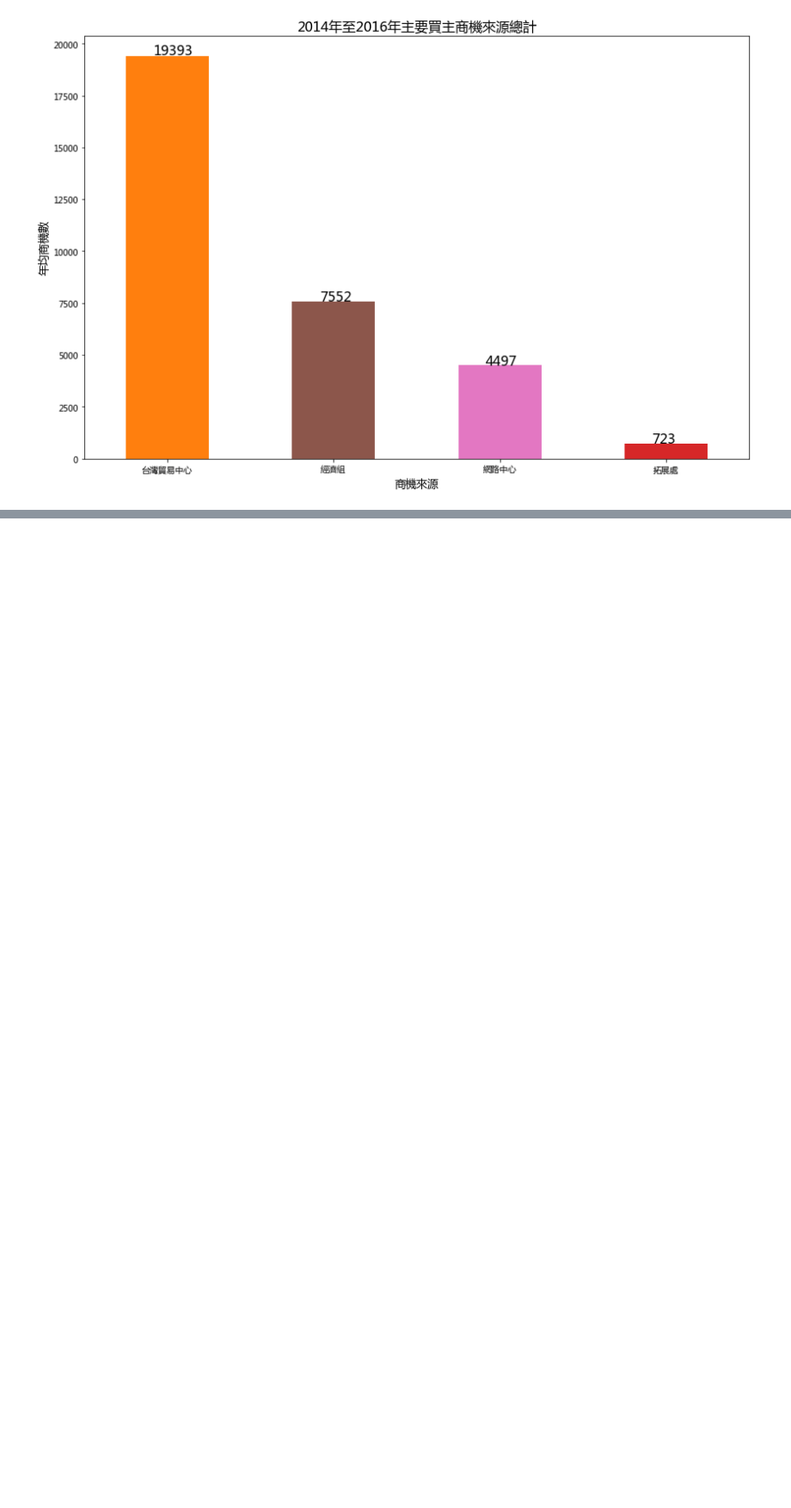
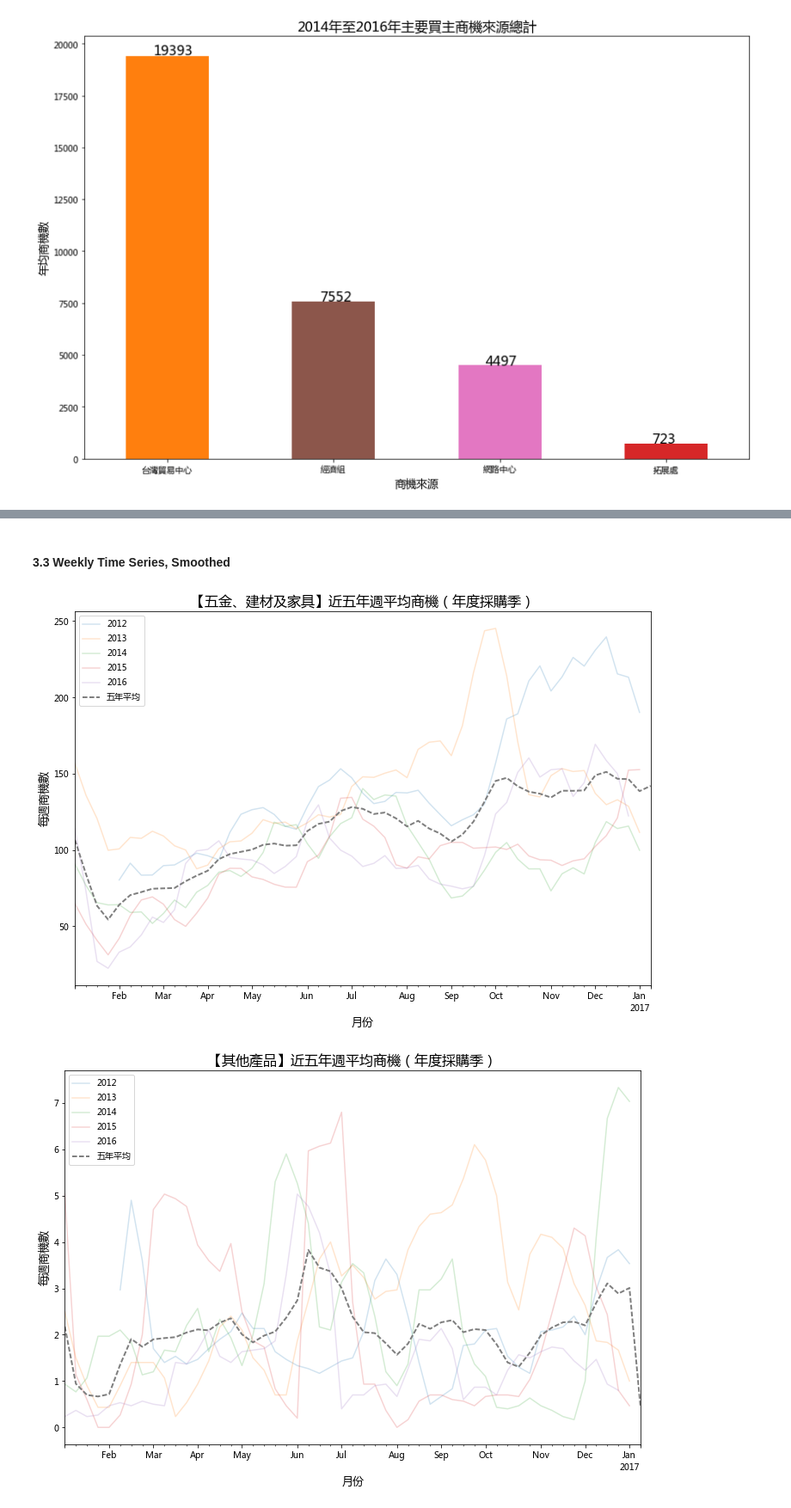
Before and after one commit to lincht/TradeModel, a Jupyter notebook: system/inquiry_eda.ipynb, the cells around one changed output, grey strips where cells are left out. Shown at 86% size. Cells and saved outputs as stored; diff of their text form; code cells hidden in the pictures; blank space fills up the shorter version.

```diff
--- a/system/inquiry_eda.ipynb
+++ b/system/inquiry_eda.ipynb
@@ -132,0 +282,32 @@ df.to_csv(path + 'inquiry_compressed.csv', index=False, encoding='utf-8')
+# %% [markdown]
+#### 3.3 Weekly Time Series, Smoothed
+# %%
+import datetime
+
+ctgy_cnt_smoothed_week = ctgy_cnt_day.rolling(window=30).mean().resample('W').sum().loc[:'2016']
+
+def smoothed_line(df):
+    fname = df.columns[0]
+    df = df.copy()
+    df['year'] = df.index.year
+    df['week'] = df.index.week
+    pivoted = df.pivot(index='week', columns='year', values=fname)
+    pivoted.index = [datetime.datetime.strptime('2016-W' + str(d) + '-0', '%Y-W%W-%w')
+                     for d in pivoted.index]
+    fig, ax = plt.subplots()
+    pivoted.plot(alpha=0.2, ax=ax, figsize=(12, 8))
+    pivoted.mean(axis=1).plot(ax=ax, color='C7', linestyle='dashed', linewidth=2)
+    ax.legend(loc='upper left')
+    plt.title('【' + fname + '】近五年週平均商機（年度採購季）', fontsize=16)
+    plt.xlabel('月份', fontsize=13)
+    plt.ylabel('每週商機數', fontsize=13)
+    plt.legend(['2012', '2013', '2014', '2015', '2016', '五年平均'])
+    plt.savefig(output_path + fname + '_smoothed.jpg', dpi=300)
+    plt.show()
+    return
+
+for c in ctgy_cnt_smoothed_week.columns:
+    smoothed_line(ctgy_cnt_smoothed_week[[c]])
+# %% [output]
+[figure, added]
+[figure, added]
```
Also changed, not shown: parts of 17 cells of this notebook.
